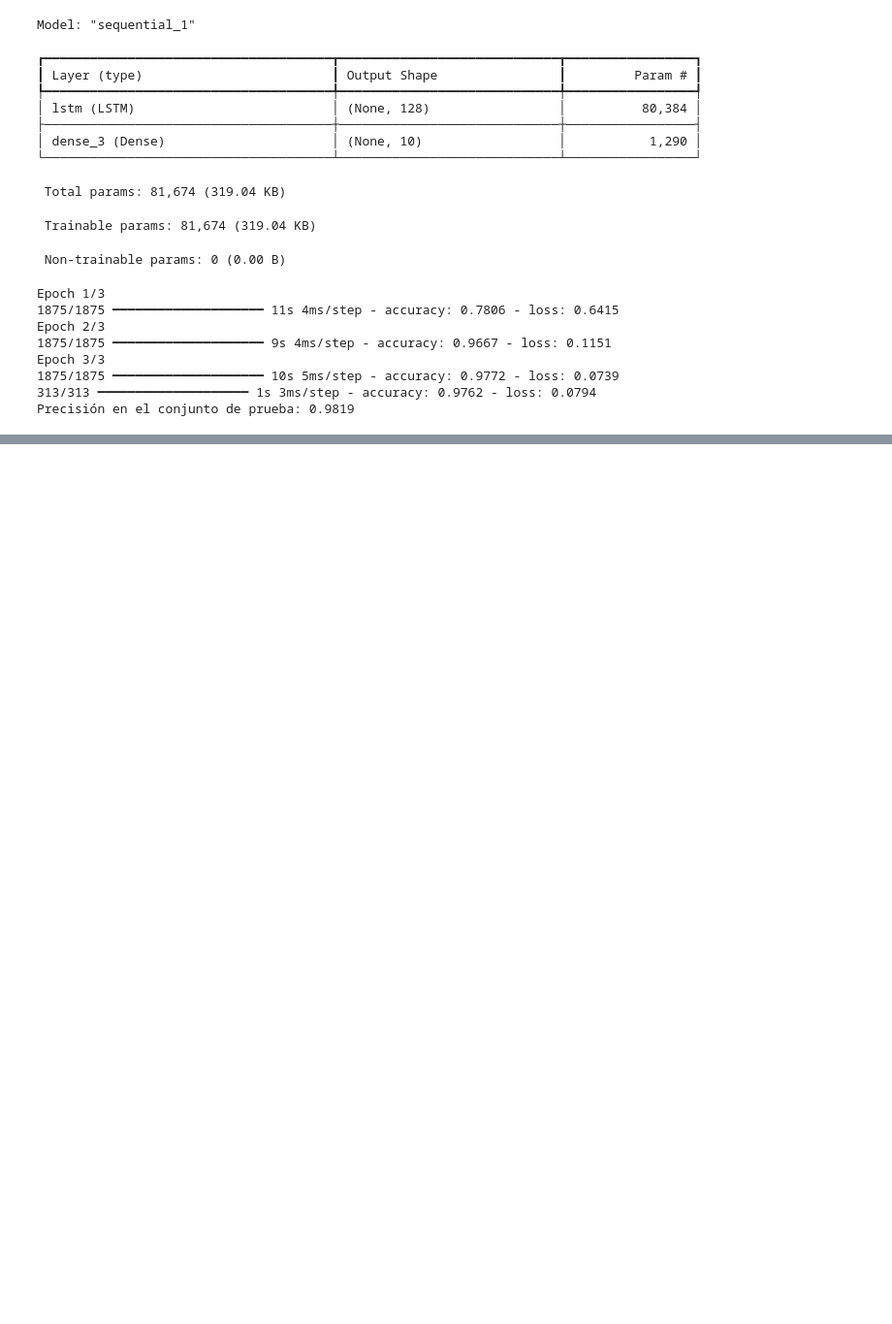
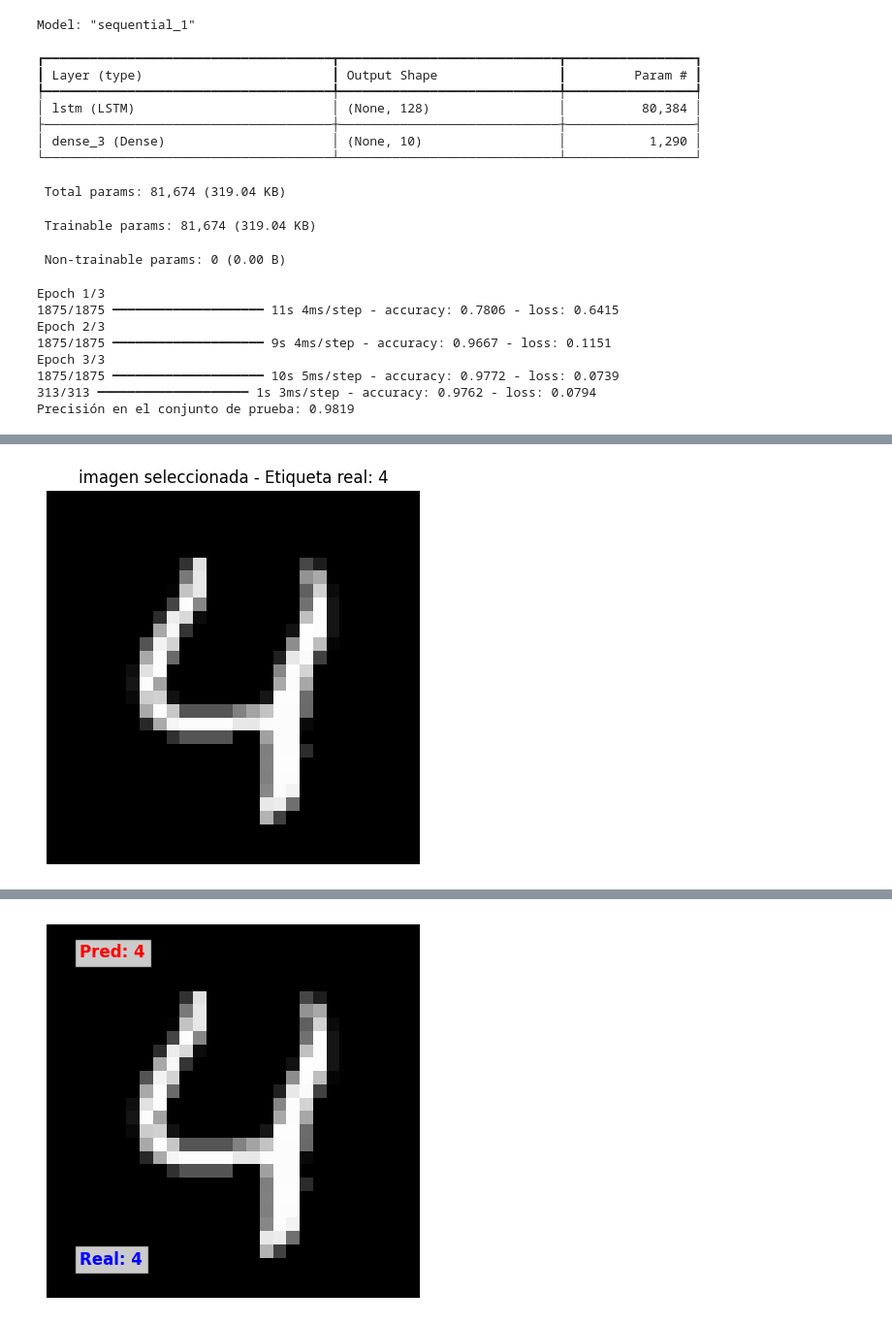
Before and after one commit to JuanPTM18/parcial-redes-neuronales, a Jupyter notebook: parcial_1_de_modo_de_aprendizaje_y_recuerdo.ipynb, the cells around one changed output, grey strips where cells are left out. Shown: that part at 97% size. Saved outputs shown, nothing was run; the diff lists cells and outputs as text; code cells hidden in the pictures; blank space fills up the shorter version.

```diff
--- a/parcial_1_de_modo_de_aprendizaje_y_recuerdo.ipynb
+++ b/parcial_1_de_modo_de_aprendizaje_y_recuerdo.ipynb
@@ -192,0 +195,77 @@ Precisión en el conjunto de prueba: 0.9819
+# %%
+import tensorflow as tf
+from tensorflow.keras import layers, models
+import matplotlib.pyplot as plt
+import numpy as np
+
+
+(x_train, y_train), (x_test, y_test) = tf.keras.datasets.mnist.load_data()
+
+
+x_train = x_train / 255.0
+x_test = x_test / 255.0
+
+
+model = models.Sequential([
+    layers.Input(shape=(28, 28)),
+    layers.SimpleRNN(64),
+    layers.Dense(10, activation='softmax')
+])
+
+
+model.compile(optimizer='adam',
+              loss='sparse_categorical_crossentropy',
+              metrics=['accuracy'])
+
+print("Entrenando el modelo..")
+model.fit(x_train, y_train, epochs=3, verbose=1)
+
+test_loss, test_acc = model.evaluate(x_test, y_test, verbose=0)
+print(f"\nPrecision en el conjunto de prueba: {test_acc:.4f}")
+
+digito_deseado = 4
+
+indice = None
+for i in range(len(x_test)):
+  if y_test[i] == digito_deseado:
+    indice = i
+    break
+
+if indice is not None:
+  imagen_prueba = x_test[indice]
+  etiqueta_real = y_test[indice]
+
+  plt.figure(figsize=(5, 5))
+  plt.imshow(imagen_prueba, cmap='gray')
+  plt.title(f'imagen seleccionada - Etiqueta real: {etiqueta_real}')
+  plt.axis('off')
+  plt.show()
+
+  imagen_prueba_reshape = np.expand_dims(imagen_prueba, axis=0)
+  prediccion = model.predict(imagen_prueba_reshape, verbose=0)
+  digito_predicho = np.argmax(prediccion)
+
+  print(f"\nPrediccion del modelo: {digito_predicho}")
+  print("Probabilidades para cada clase: ")
+  for i, prob in enumerate(prediccion[0]):
+    print(f"Clase {i}: {prob:.4f}")
+
+  # Comparar el resultado con la etiqueta real
+  print(f"\nEtiqueta real: {etiqueta_real}")
+  if digito_predicho == etiqueta_real:
+    print("El modelo acertó en su predicción")
+  else:
+    print("El modelo falló en su predicción.")
+
+  plt.figure(figsize=(5, 5))
+  plt.imshow(imagen_prueba, cmap='gray')
+  plt.text(2, 2, f'Pred: {digito_predicho}', color='red', fontsize=12, weight='bold',
+           bbox=dict(facecolor='white', alpha=0.8))
+  plt.text(2, 25, f'Real: {etiqueta_real}', color='blue', fontsize=12, weight='bold',
+           bbox=dict(facecolor='white', alpha=0.8))
+  plt.axis('off')
+  plt.show()
+
+else:
+  print(f"No se encontró ninguna imagen con el digito {digito_deseado} en el conjunto de prueba.")
+# %% [output]
@@ -192,0 +283 @@ Precisión en el conjunto de prueba: 0.9819
+[figure, added]
@@ -192,0 +299 @@ Precisión en el conjunto de prueba: 0.9819
+[figure, added]
```
Also changed, not shown: parts of 2 cells of this notebook.
